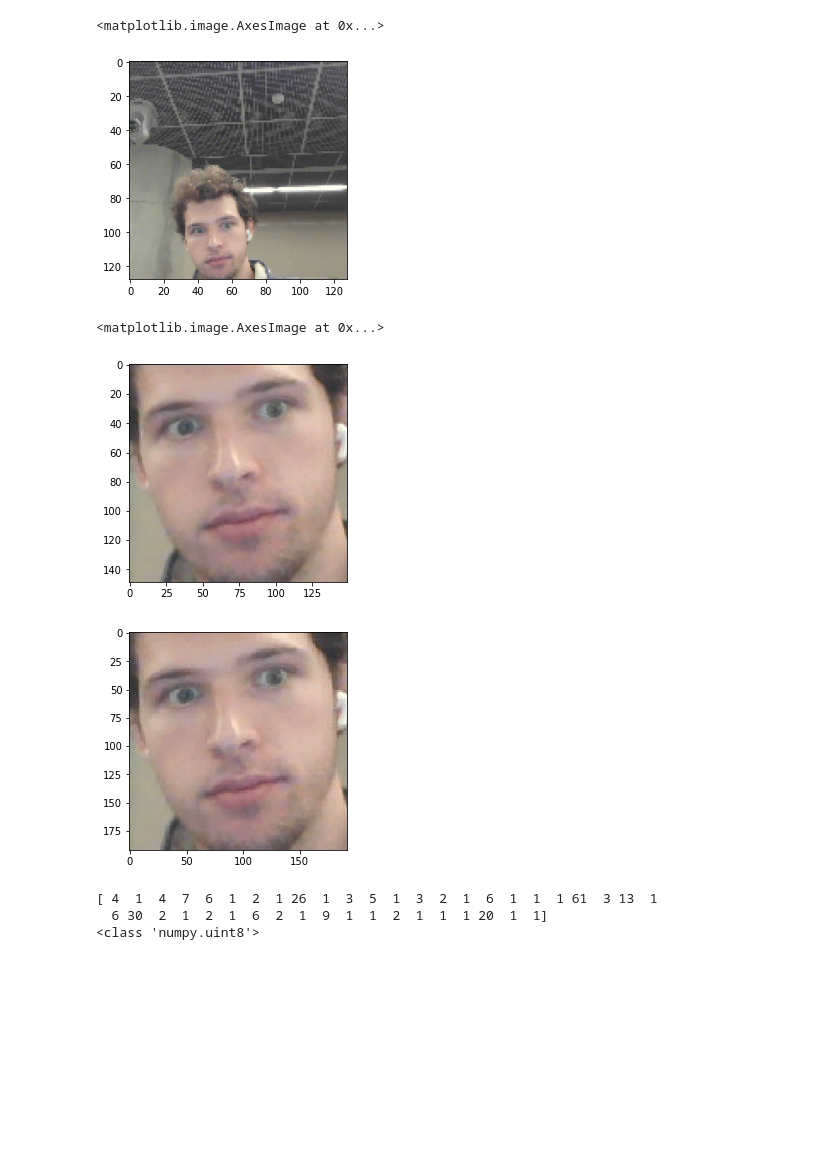
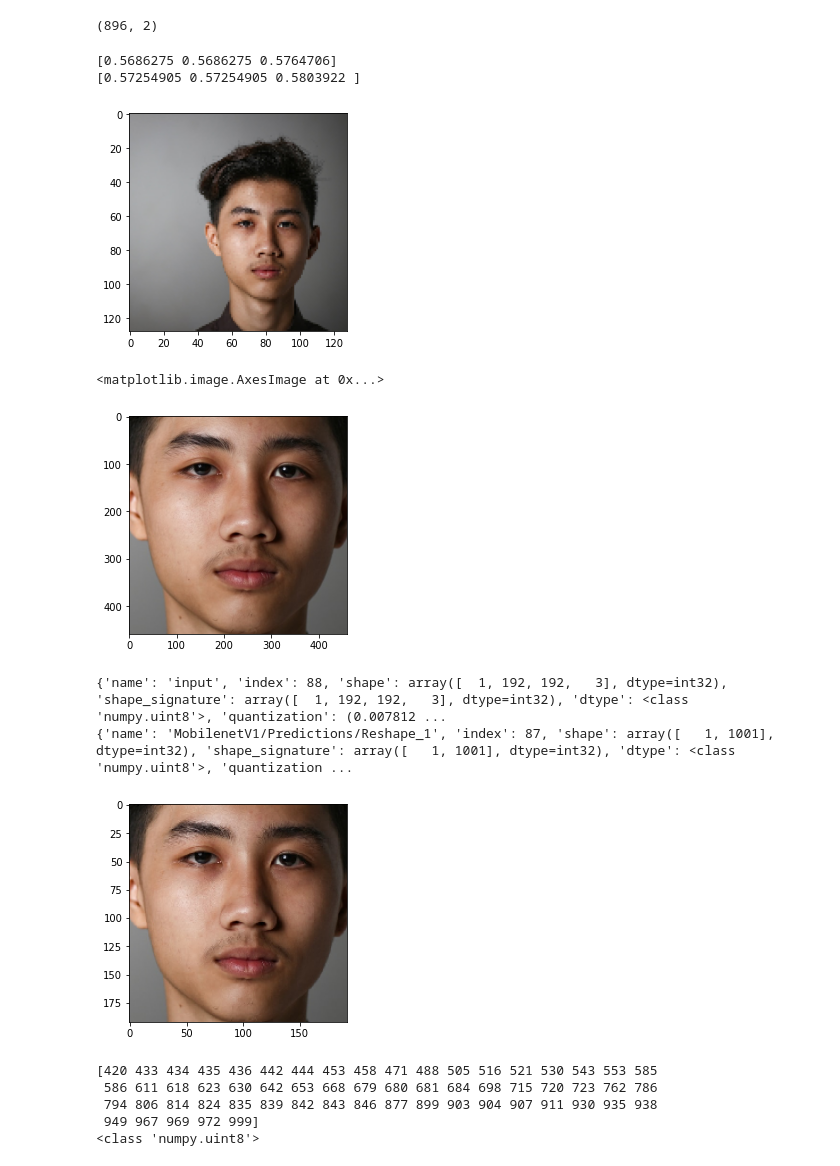
Before and after one commit to MarcoNewman/SmartSight-Development, a Jupyter notebook: TFLite.ipynb, the cells around one changed output. Cells and saved outputs as stored; diff of their text form; code cells hidden in the pictures; blank space fills up the shorter version.

```diff
--- a/TFLite.ipynb
+++ b/TFLite.ipynb
@@ -6,6 +12,6 @@ from matplotlib import pyplot as plt
 # %%
 # LOAD IMAGE
-img = Image.open('data/myface.jpg')
+img = Image.open('data/face.jpeg')
 image = np.asarray(img)
 original_h = image.shape[0]
 original_w = image.shape[1]
@@ -55,28 +68,35 @@ def _ssd_generate_anchors() -> np.ndarray:
         layer_id = last_same_stride_layer
     return np.array(anchors, dtype=np.float32)
 anchors = _ssd_generate_anchors()
+print(anchors.shape)
 with open("anchors.txt", 'w') as f:
     for i in range(anchors.shape[0]):
         if i % 8 == 0:
             f.write('\n')
         f.write(f'{anchors[i,0]:.5f},{anchors[i,1]:.5f},')
+# %% [output]
+(896, 2)
 # %%
 # FORMAT INPUT IMAGE
 original_size = image.shape[0]
 size = 128
 resized_image = np.zeros([1,128,128,3],dtype='float32')
 for x in range(0, size):
     for y in range(0, size):
         srcX = int(round(float(x)/float(size)*float(original_size)))
         srcY = int(round(float(y)/float(size)*float(original_size)))
         srcX = min(srcX,original_size-1)
         srcY = min(srcY,original_size-1)
         pixel = image[srcX, srcY, :]
         resized_image[0,x,y,:] = pixel / 255
 plt.imshow(np.reshape(resized_image, [128,128,3]))
+print(resized_image[0,0,0,:])
+print(np.reshape(tf.image.resize(image, [128,128]) / 255,[1,128,128,3])[0,0,0,:])
+resized_image = np.reshape(tf.image.resize(image, [128,128]) / 255,[1,128,128,3])
 # %% [output]
-<matplotlib.image.AxesImage at 0x...>
+[0.5686275 0.5686275 0.5764706]
+[0.57254905 0.57254905 0.5803922 ]
-[figure, old version]
+[figure, new version]
 # %%
 # RUN FACE DETECT MODEL
 interpreter.set_tensor(input_details[0]['index'], resized_image)
@@ -114,13 +134,18 @@ face = image[int(ymin*original_size):int(ymax*original_size), int(xmin*original_
 plt.imshow(face)
 # %% [output]
 <matplotlib.image.AxesImage at 0x...>
-[figure, old version]
+[figure, new version]
 # %%
 # MOBILENET INTERPRETER
 interpreter = tf.lite.Interpreter(model_path="models/mobilenet_v1_0.25_192_quant.tflite")
 interpreter.allocate_tensors()
 input_details = interpreter.get_input_details()
 output_details = interpreter.get_output_details()
+print(input_details[0])
+print(output_details[0])
+# %% [output]
+{'name': 'input', 'index': 88, 'shape': array([  1, 192, 192,   3], dtype=int32), 'shape_signature': array([  1, 192, 192,   3], dtype=int32), 'dtype': <class 'numpy.uint8'>, 'quantization': (0.007812 ...
+{'name': 'MobilenetV1/Predictions/Reshape_1', 'index': 87, 'shape': array([   1, 1001], dtype=int32), 'shape_signature': array([   1, 1001], dtype=int32), 'dtype': <class 'numpy.uint8'>, 'quantization ...
 # %%
 # FORMAT INPUT IMAGE
 original_size = face.shape[0]
@@ -137,15 +162,17 @@ for x in range(0, size):
 plt.imshow(np.reshape(resized_face/255, [192,192,3]))
 resized_face_uint8 = resized_face.astype('uint8')
 # %% [output]
-[figure, old version]
+[figure, new version]
 # %%
 # RUN MOBILENET MODEL
 interpreter.set_tensor(input_details[0]['index'], resized_face_uint8)
 interpreter.invoke()
 logits = interpreter.get_tensor(output_details[0]['index'])
-print(logits[logits != 0])
+print(logits.nonzero()[1])
 print(type(logits[0,0]))
 # %% [output]
-[ 4  1  4  7  6  1  2  1 26  1  3  5  1  3  2  1  6  1  1  1 61  3 13  1
-  6 30  2  1  2  1  6  2  1  9  1  1  2  1  1  1 20  1  1]
+[420 433 434 435 436 442 444 453 458 471 488 505 516 521 530 543 553 585
+ 586 611 618 623 630 642 653 668 679 680 681 684 698 715 720 723 762 786
+ 794 806 814 824 835 839 842 843 846 877 899 903 904 907 911 930 935 938
+ 949 967 969 972 999]
 <class 'numpy.uint8'>
```
Also changed, not shown: parts of 3 cells of this notebook, 7 other files.
